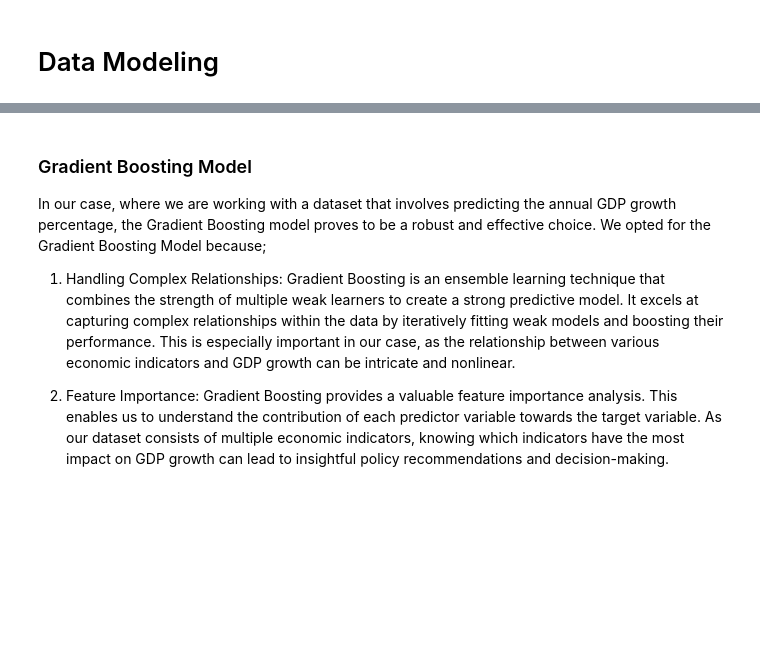
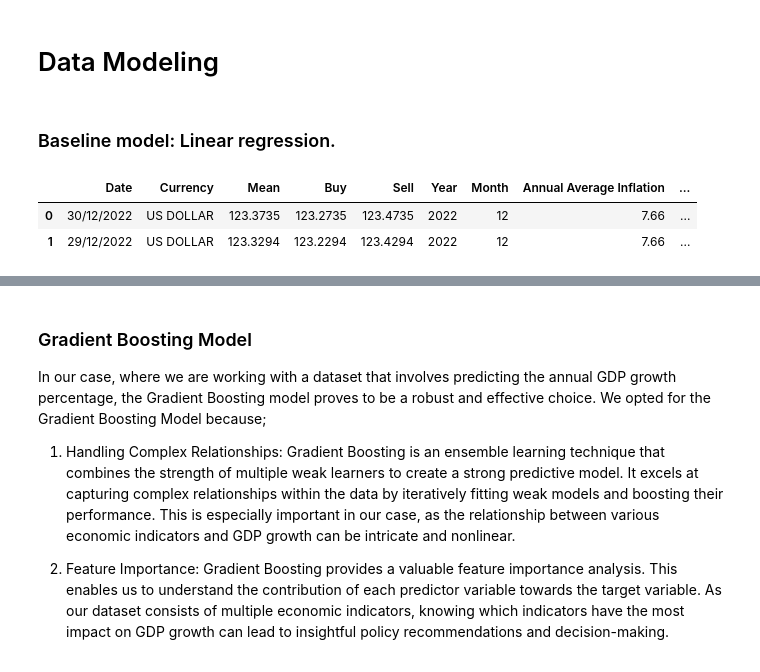
Before and after one commit to MadScie254/Phase-3-project-modelling, a Jupyter notebook: Model.ipynb, the cells around one changed output, grey strips where cells are left out. Cells and saved outputs as stored; diff of their text form; code cells hidden in the pictures; blank space fills up the shorter version.

Commit message:
Regression
Updates

```diff
--- a/Model.ipynb
+++ b/Model.ipynb
@@ -800,3 +800,11 @@ Interpretation and Justification:
 Class balancing is a crucial step, especially when dealing with imbalanced datasets, as it helps to improve the performance of machine learning models. However, our dataset involves regression tasks (i.e predicting GDP growth), which typically don't involve class balancing as in classification tasks. In regression, the goal is to predict a continuous numeric value, and class imbalance is not a concern.
 # %% [markdown]
 # Data Modeling
+# %% [markdown]
+### Baseline model: Linear regression.
+# %%
+merged_data.head(2)
+# %% [output]
+|  | Date | Currency | Mean | Buy | Sell | Year | Month | Annual Average Inflation | ... |
+| 0 | 30/12/2022 | US DOLLAR | 123.3735 | 123.2735 | 123.4735 | 2022 | 12 | 7.66 | ... |
+| 1 | 29/12/2022 | US DOLLAR | 123.3294 | 123.2294 | 123.4294 | 2022 | 12 | 7.66 | ... |
```
Also changed, not shown: parts of 17 cells of this notebook.
